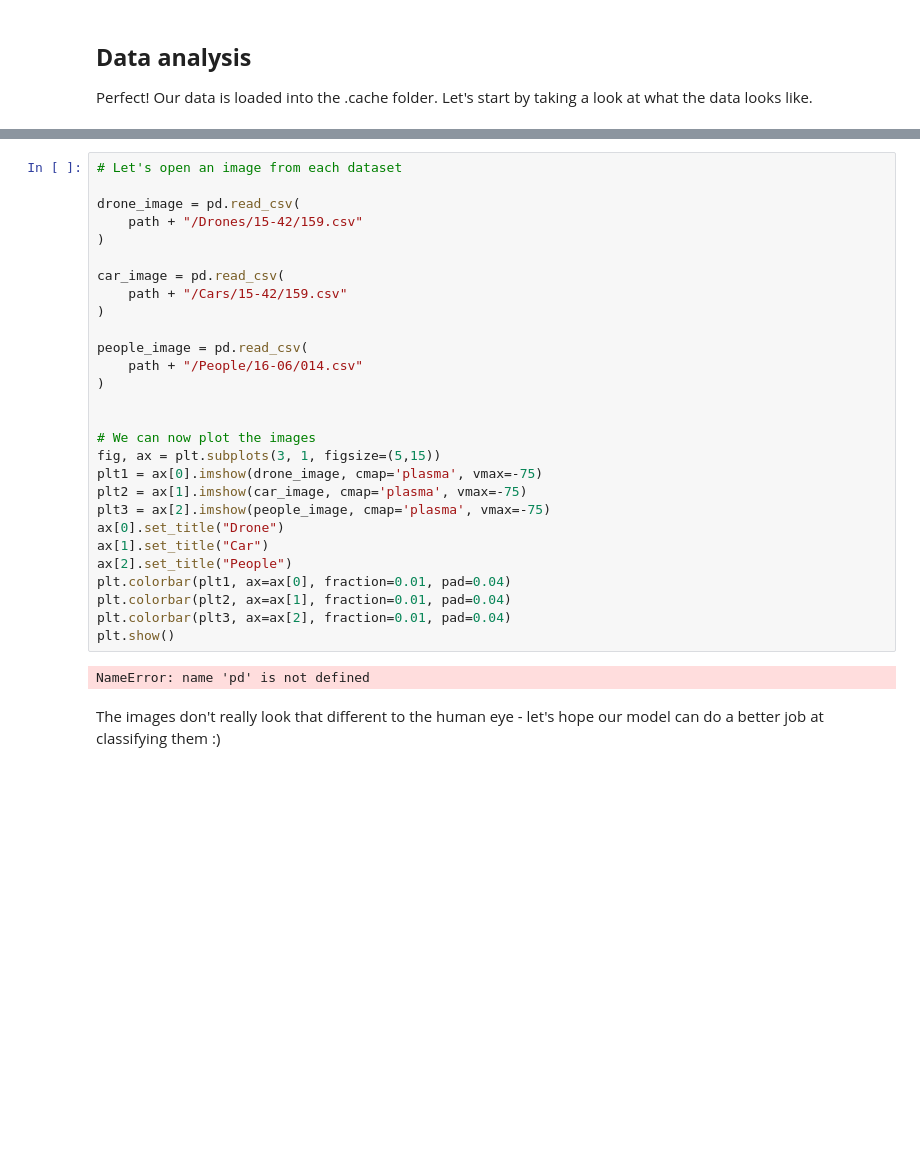
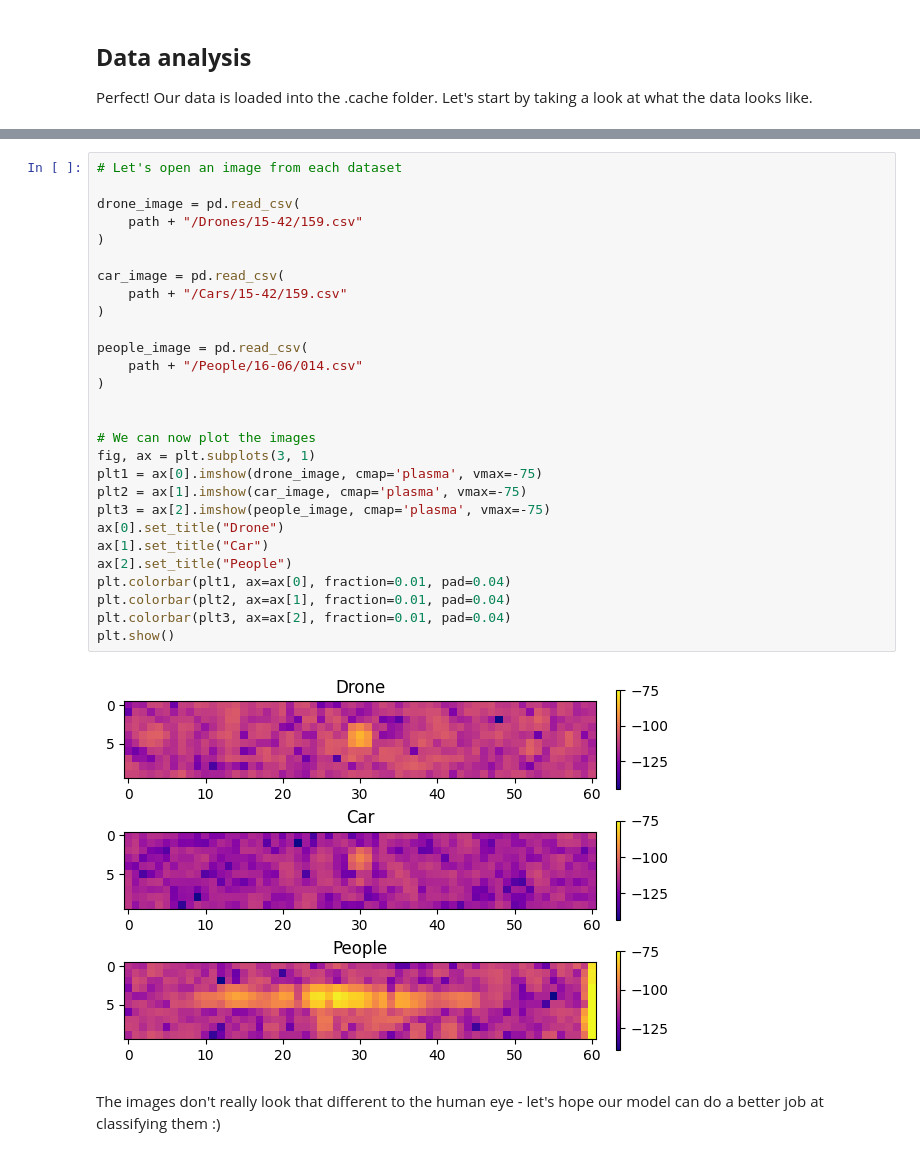
Before and after one commit to liavaldetaro/RadarDataset, a Jupyter notebook: RadarDataset.ipynb, the cells around one changed output, grey strips where cells are left out. Cells and saved outputs as stored; diff of their text form; blank space fills up the shorter version.

```diff
--- a/RadarDataset.ipynb
+++ b/RadarDataset.ipynb
@@ -45,33 +44,33 @@ print(os.listdir(path + '/data/Cars/15-42'))
 # %%
 # Let's open an image from each dataset
 
 drone_image = pd.read_csv(
     path + "/Drones/15-42/159.csv"
 )
 
 car_image = pd.read_csv(
     path + "/Cars/15-42/159.csv"
 )
 
 people_image = pd.read_csv(
     path + "/People/16-06/014.csv"
 )
 
 
 # We can now plot the images
-fig, ax = plt.subplots(3, 1, figsize=(5,15))
+fig, ax = plt.subplots(3, 1)
 plt1 = ax[0].imshow(drone_image, cmap='plasma', vmax=-75)
 plt2 = ax[1].imshow(car_image, cmap='plasma', vmax=-75)
 plt3 = ax[2].imshow(people_image, cmap='plasma', vmax=-75)
 ax[0].set_title("Drone")
 ax[1].set_title("Car")
 ax[2].set_title("People")
 plt.colorbar(plt1, ax=ax[0], fraction=0.01, pad=0.04)
 plt.colorbar(plt2, ax=ax[1], fraction=0.01, pad=0.04)
 plt.colorbar(plt3, ax=ax[2], fraction=0.01, pad=0.04)
 plt.show()
 # %% [output]
-NameError: name 'pd' is not defined
+[figure, added]
 # %% [markdown]
 The images don't really look that different to the human eye - let's hope our model can do a better job at classifying them :)
 # %% [markdown]
```
Also changed, not shown: parts of 5 cells of this notebook.
